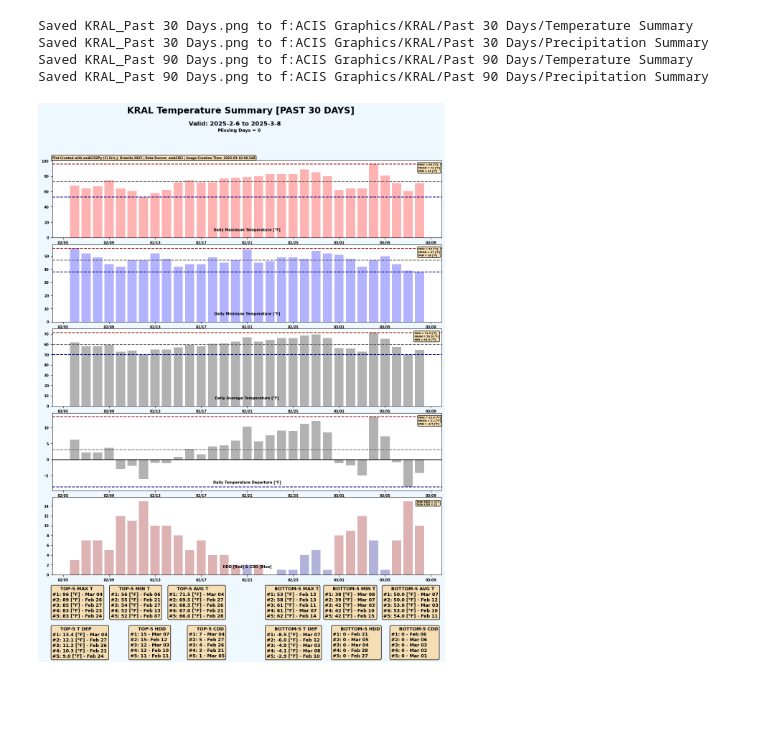
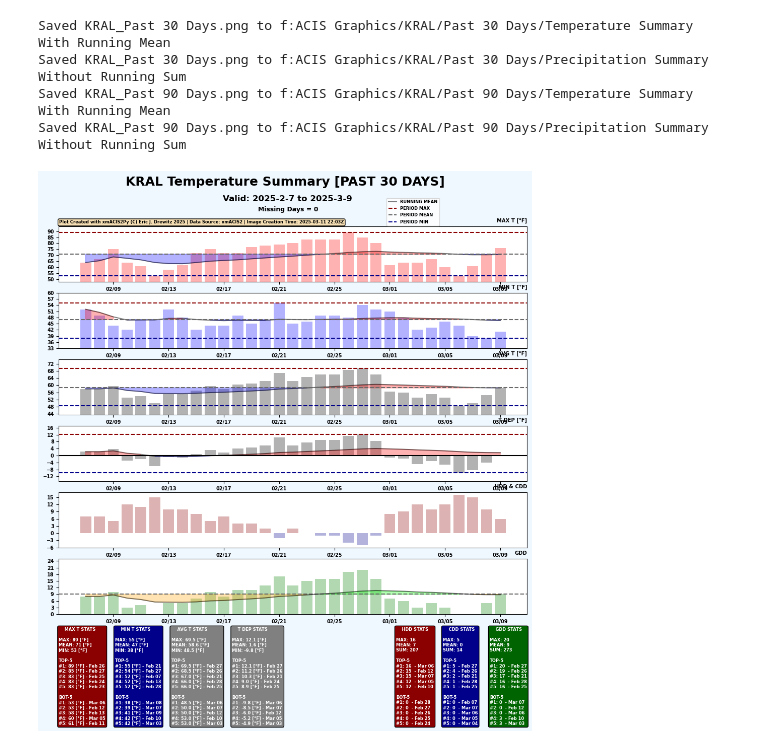
Before and after one commit to edrewitz/xmACIS2Py-Jupyter-Lab-Tutorials, a Jupyter notebook: Tutorials/KRAL.ipynb, the cells around one changed output. Cells and saved outputs as stored; diff of their text form; code cells hidden in the pictures; blank space fills up the shorter version.

```diff
--- a/Tutorials/KRAL.ipynb
+++ b/Tutorials/KRAL.ipynb
@@ -8,26 +8,27 @@ We will need to import both our plot_temperature_summary and plot_precipitation_
 from xmacis2py import plot_temperature_summary, plot_precipitation_summary
 # %%
 '''
-Here we make out plots of the temperature and precipitation summaries. In this example, we aren't using a custom date range so we don't need to make any
-changes to the optional arguments. The function has 2 required arguments which are (station, product_type), here is what they mean:
+Here we make out plots of the temperature and precipitation summaries. In this example, we aren't using a custom date range and we aren't changing the defaults to whether
+or now we want to plot running means and/or running sums so we don't need to make any changes to the optional arguments.
+The function has 2 required arguments which are (station, product_type), here is what they mean:
 
 1) station (String) - The xmACIS2 station ID as a string.
 2) product_type (String or Integer) - The type of summary. The user can choose either a 7-Day/10-Day/15-Day/30-Day/60-Day/90-Day Summary.
 
 You can enter the product_type as a string for example: 'Past 7 Days' or 'Past 10 Days' or 'Past 15 Days' or 'Past 30 Days' or 'Past 60 Days' or 'Past 90 Days'
 To enter the product_type as an integer use a 7 for Past 7 Days, a 10 for Past 10 Days....90 for Past 90 Days.
 
 Lastly the functions will create two main directories. One directory (ACIS Data) will be created to house the data which is in a .CSV format.
 The other folder (ACIS Graphics) will hold the graphics created.
 
 '''
 plot_temperature_summary('KRAL', 30)
 plot_precipitation_summary('KRAL', 30)
 plot_temperature_summary('KRAL', 90)
 plot_precipitation_summary('KRAL', 90)
 # %% [output]
-Saved KRAL_Past 30 Days.png to f:ACIS Graphics/KRAL/Past 30 Days/Temperature Summary
-Saved KRAL_Past 30 Days.png to f:ACIS Graphics/KRAL/Past 30 Days/Precipitation Summary
-Saved KRAL_Past 90 Days.png to f:ACIS Graphics/KRAL/Past 90 Days/Temperature Summary
-Saved KRAL_Past 90 Days.png to f:ACIS Graphics/KRAL/Past 90 Days/Precipitation Summary
+Saved KRAL_Past 30 Days.png to f:ACIS Graphics/KRAL/Past 30 Days/Temperature Summary With Running Mean
+Saved KRAL_Past 30 Days.png to f:ACIS Graphics/KRAL/Past 30 Days/Precipitation Summary Without Running Sum
+Saved KRAL_Past 90 Days.png to f:ACIS Graphics/KRAL/Past 90 Days/Temperature Summary With Running Mean
+Saved KRAL_Past 90 Days.png to f:ACIS Graphics/KRAL/Past 90 Days/Precipitation Summary Without Running Sum
-[figure, old version]
+[figure, new version]
```
Also changed, not shown: parts of 1 cell of this notebook.
